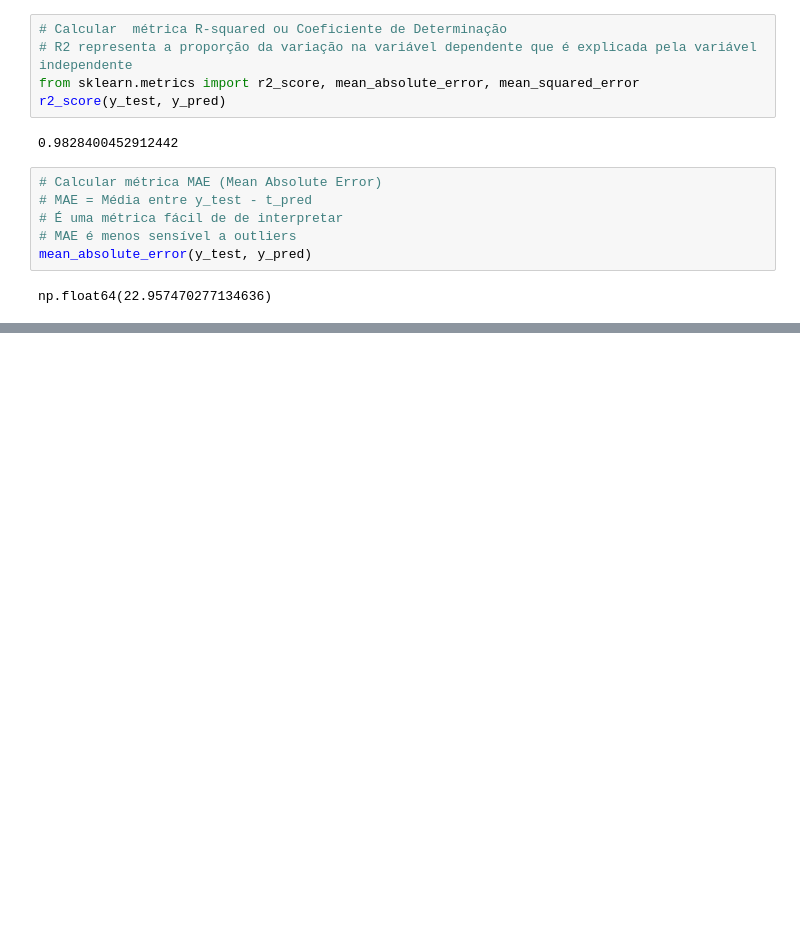
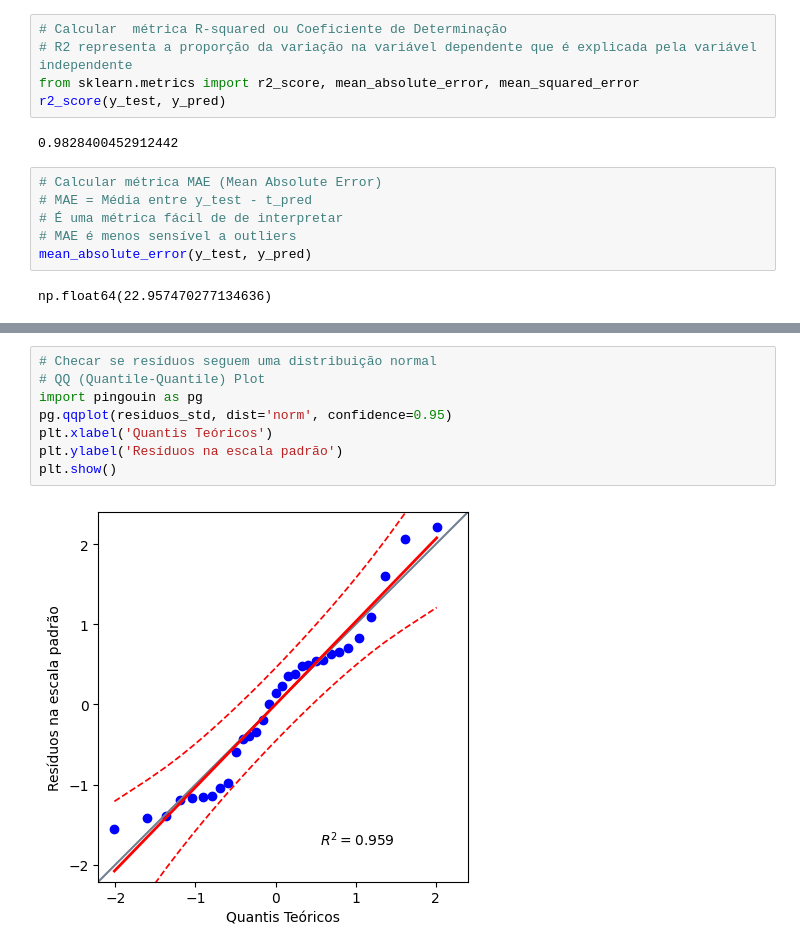
Before and after one commit to brunoramux/regressao_linear_simples, a Jupyter notebook: modelo_pontuacao.ipynb, the cells around one changed output, grey strips where cells are left out. Saved outputs shown, nothing was run; the diff lists cells and outputs as text; blank space fills up the shorter version.

```diff
--- a/modelo_pontuacao.ipynb
+++ b/modelo_pontuacao.ipynb
@@ -151,0 +186,10 @@ np.float64(766.9972992416428)
+# %%
+# Checar se resíduos seguem uma distribuição normal
+# QQ (Quantile-Quantile) Plot
+import pingouin as pg
+pg.qqplot(residuos_std, dist='norm', confidence=0.95)
+plt.xlabel('Quantis Teóricos')
+plt.ylabel('Resíduos na escala padrão')
+plt.show()
+# %% [output]
+[figure, added]
```
Also changed, not shown: parts of 15 cells of this notebook, 2 other files.
